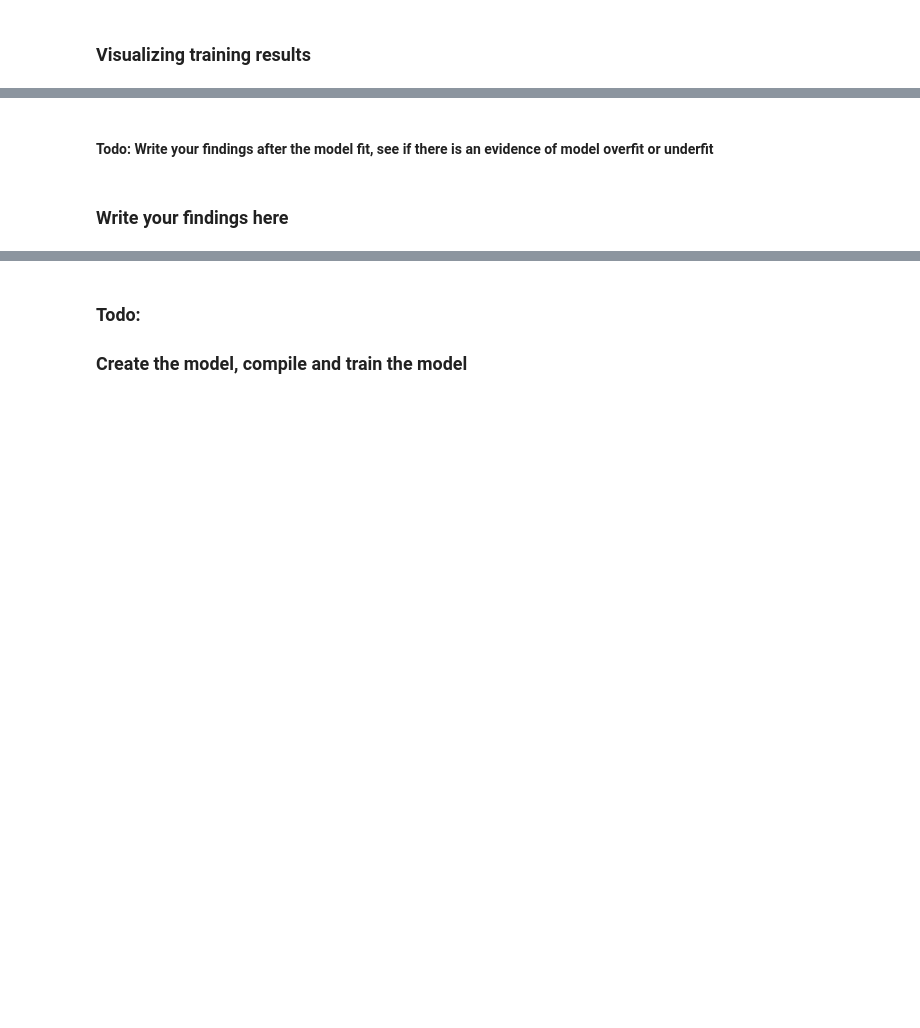
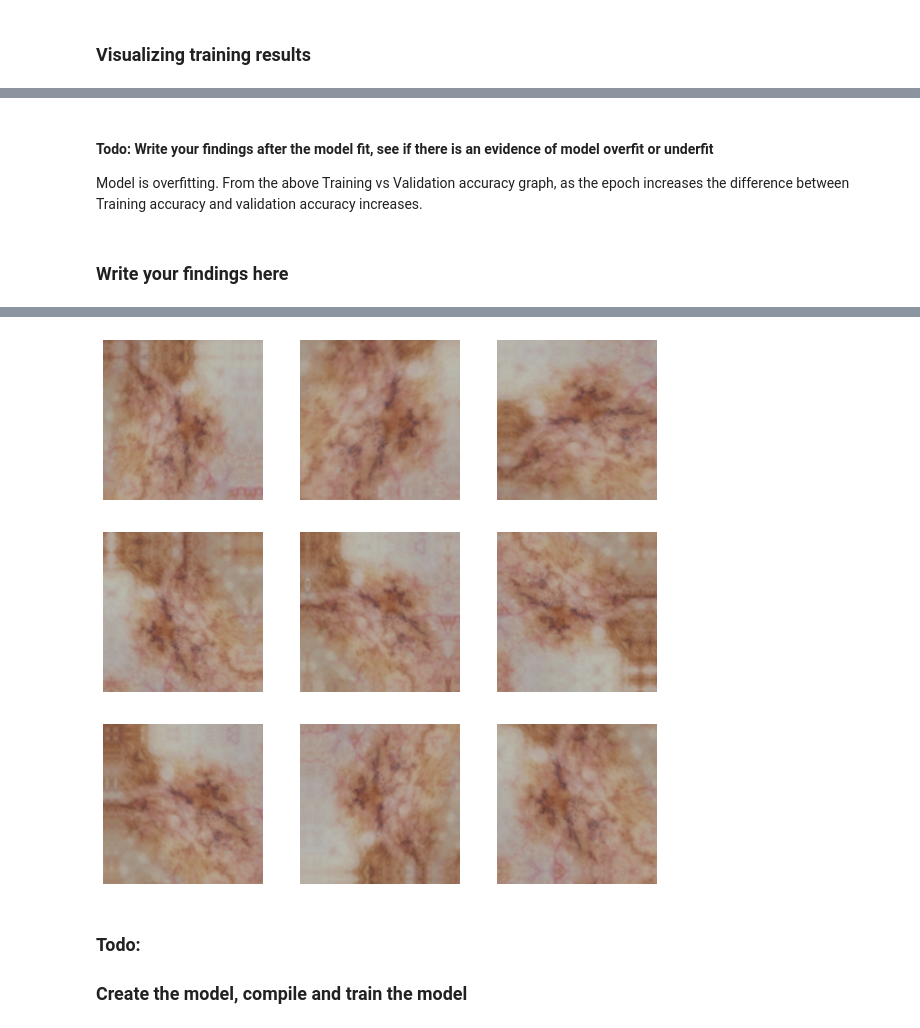
Before and after one commit to Shangardevi/Convolutional-Neural-Networks, a Jupyter notebook: Melanoma Detection Assignment/Starter_code_Assignment_CNN_Skin_Cancer (1).ipynb, the cells around one changed output, grey strips where cells are left out. Saved outputs shown, nothing was run; the diff lists cells and outputs as text; code cells hidden in the pictures; blank space fills up the shorter version.

```diff
--- a/Melanoma Detection Assignment/Starter_code_Assignment_CNN_Skin_Cancer (1).ipynb
+++ b/Melanoma Detection Assignment/Starter_code_Assignment_CNN_Skin_Cancer (1).ipynb
@@ -219,4 +239,6 @@ plt.show()
 # %% [markdown]
 #### Todo: Write your findings after the model fit, see if there is an evidence of model overfit or underfit
+
+Model is overfitting. From the above Training vs Validation accuracy graph, as the epoch increases the difference between Training accuracy and validation accuracy increases.
 # %% [markdown]
 ### Write your findings here
@@ -228,0 +245,30 @@ plt.show()
+# %%
+# Todo, after you have analysed the model fit history for presence of underfit or overfit, choose an appropriate data augumentation strategy.
+rescale = tf.keras.Sequential([
+  #To rescale an input in the [0, 255] range to be in the [0, 1] range
+  layers.experimental.preprocessing.Rescaling(1./255)
+])
+
+data_augmentation = tf.keras.Sequential([
+  #Randomly flip each image horizontally and vertically.
+  layers.experimental.preprocessing.RandomFlip("horizontal_and_vertical"),
+
+  #Randomly rotate each image.
+  layers.experimental.preprocessing.RandomRotation(0.2),
+
+  #Randomly zoom each image during training.
+  layers.experimental.preprocessing.RandomZoom(0.2),
+
+  #Randomly translate each image during training.
+  layers.experimental.preprocessing.RandomTranslation(0.1, 0.1)
+])
+# %%
+# Todo, visualize how your augmentation strategy works for one instance of training image.
+plt.figure(figsize=(10, 10))
+for images, _ in train_ds.take(1):
+    for i in range(9):
+        augmented_images = data_augmentation(images)
+        ax = plt.subplot(3, 3, i + 1)
+        plt.imshow(augmented_images[0].numpy().astype("uint8"))
+        plt.axis("off")
+# %% [output]
@@ -229,3 +292,4 @@ plt.show()
+[figure, added]
 # %% [markdown]
 ### Todo:
 ### Create the model, compile and train the model
```
Also changed, not shown: parts of 22 cells of this notebook.
